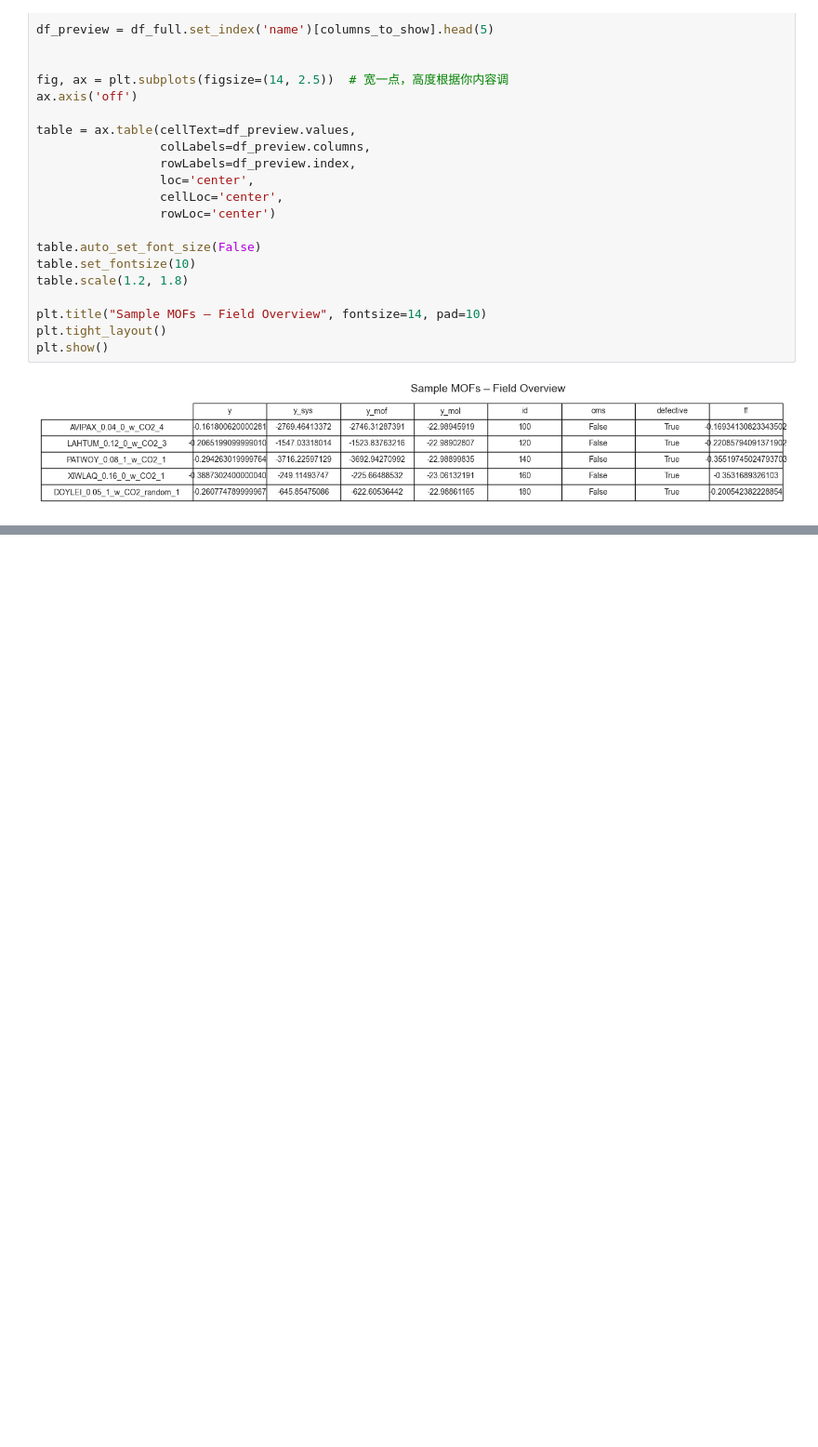
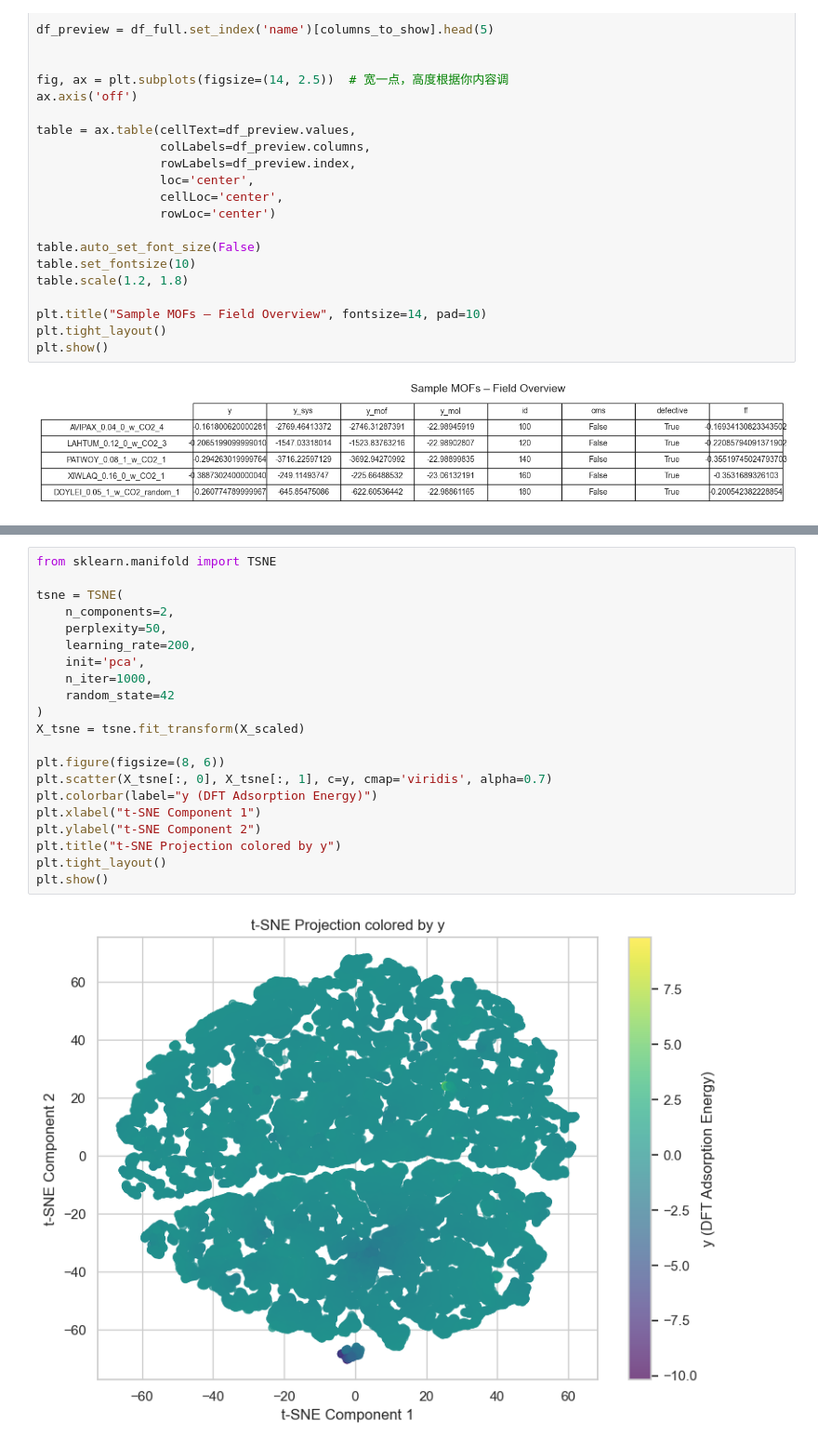
Before and after one commit to viewyan/DAC23, a Jupyter notebook: MOF_FeatureExploration_with_oms&ml.ipynb, the cells around one changed output, grey strips where cells are left out. Shown at 93% size. Cells and saved outputs as stored; diff of their text form; blank space fills up the shorter version.

```diff
--- a/notebook2.ipynb
+++ b/MOF_FeatureExploration_with_oms&ml.ipynb
@@ -173,0 +202,23 @@ plt.show()
+# %%
+from sklearn.manifold import TSNE
+
+tsne = TSNE(
+    n_components=2,
+    perplexity=50,
+    learning_rate=200,
+    init='pca',
+    n_iter=1000,
+    random_state=42
+)
+X_tsne = tsne.fit_transform(X_scaled)
+
+plt.figure(figsize=(8, 6))
+plt.scatter(X_tsne[:, 0], X_tsne[:, 1], c=y, cmap='viridis', alpha=0.7)
+plt.colorbar(label="y (DFT Adsorption Energy)")
+plt.xlabel("t-SNE Component 1")
+plt.ylabel("t-SNE Component 2")
+plt.title("t-SNE Projection colored by y")
+plt.tight_layout()
+plt.show()
+# %% [output]
+[figure, added]
```
Also changed, not shown: parts of 10 cells of this notebook.
